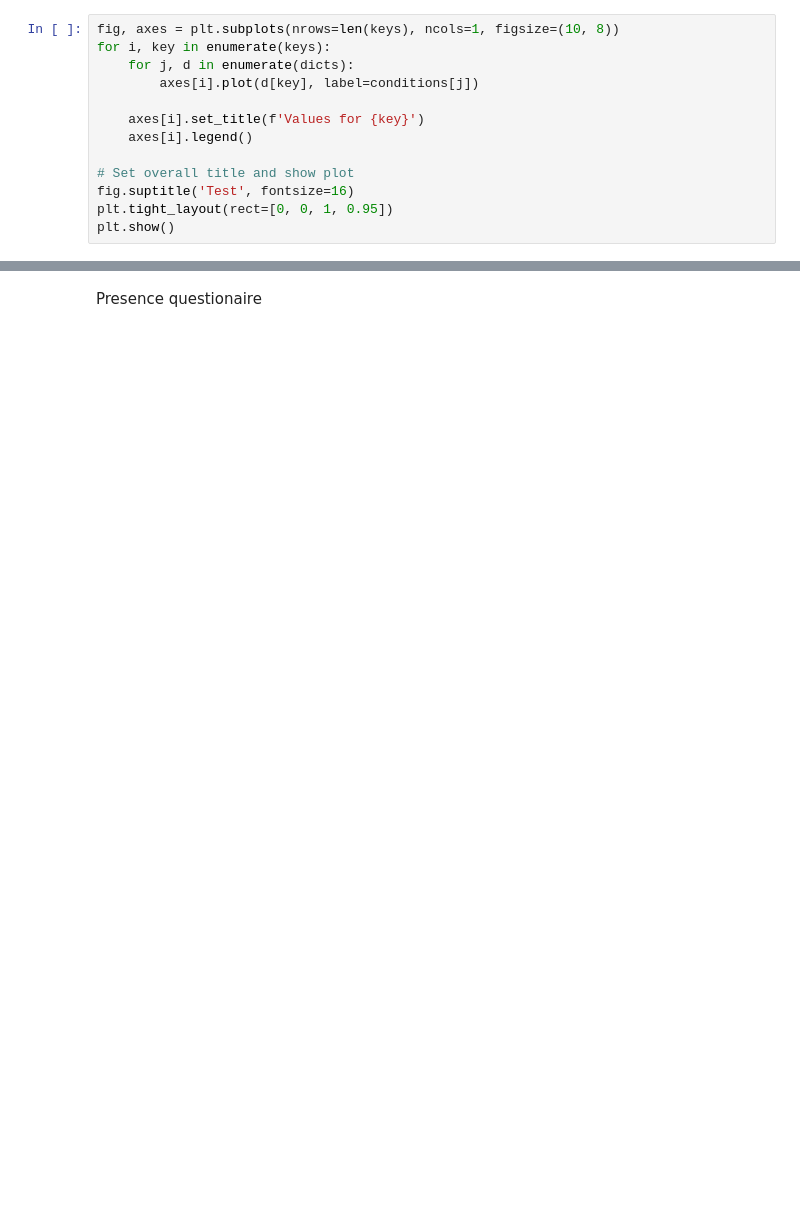
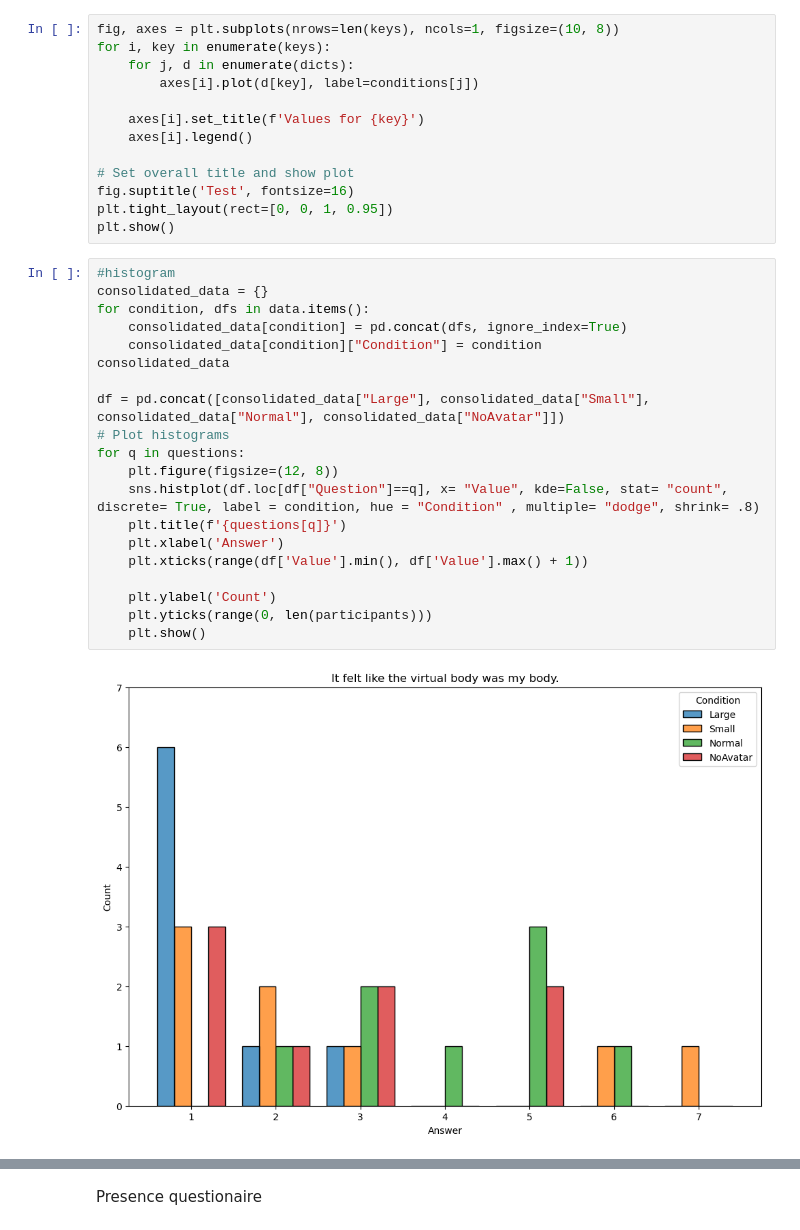
Before and after one commit to Gregor1597/Master_Thesis, a Jupyter notebook: Analysis/PilotQuestionaire.ipynb, the cells around one changed output, grey strips where cells are left out. Saved outputs shown, nothing was run; the diff lists cells and outputs as text; blank space fills up the shorter version.

```diff
--- a/Analysis/PilotQuestionaire.ipynb
+++ b/Analysis/PilotQuestionaire.ipynb
@@ -88,3 +90,25 @@ for i, key in enumerate(keys):
 fig.suptitle('Test', fontsize=16)
 plt.tight_layout(rect=[0, 0, 1, 0.95])
 plt.show()
+# %%
+#histogram
+consolidated_data = {}
+for condition, dfs in data.items():
+    consolidated_data[condition] = pd.concat(dfs, ignore_index=True)
+    consolidated_data[condition]["Condition"] = condition
+consolidated_data
+
+df = pd.concat([consolidated_data["Large"], consolidated_data["Small"], consolidated_data["Normal"], consolidated_data["NoAvatar"]])
+# Plot histograms
+for q in questions:
+    plt.figure(figsize=(12, 8))
+    sns.histplot(df.loc[df["Question"]==q], x= "Value", kde=False, stat= "count", discrete= True, label = condition, hue = "Condition" , multiple= "dodge", shrink= .8)
+    plt.title(f'{questions[q]}')
+    plt.xlabel('Answer')
+    plt.xticks(range(df['Value'].min(), df['Value'].max() + 1))
+
+    plt.ylabel('Count')
+    plt.yticks(range(0, len(participants)))
+    plt.show()
+# %% [output]
+[figure, added]
```
Also changed, not shown: parts of 10 cells of this notebook, 6 other files.
